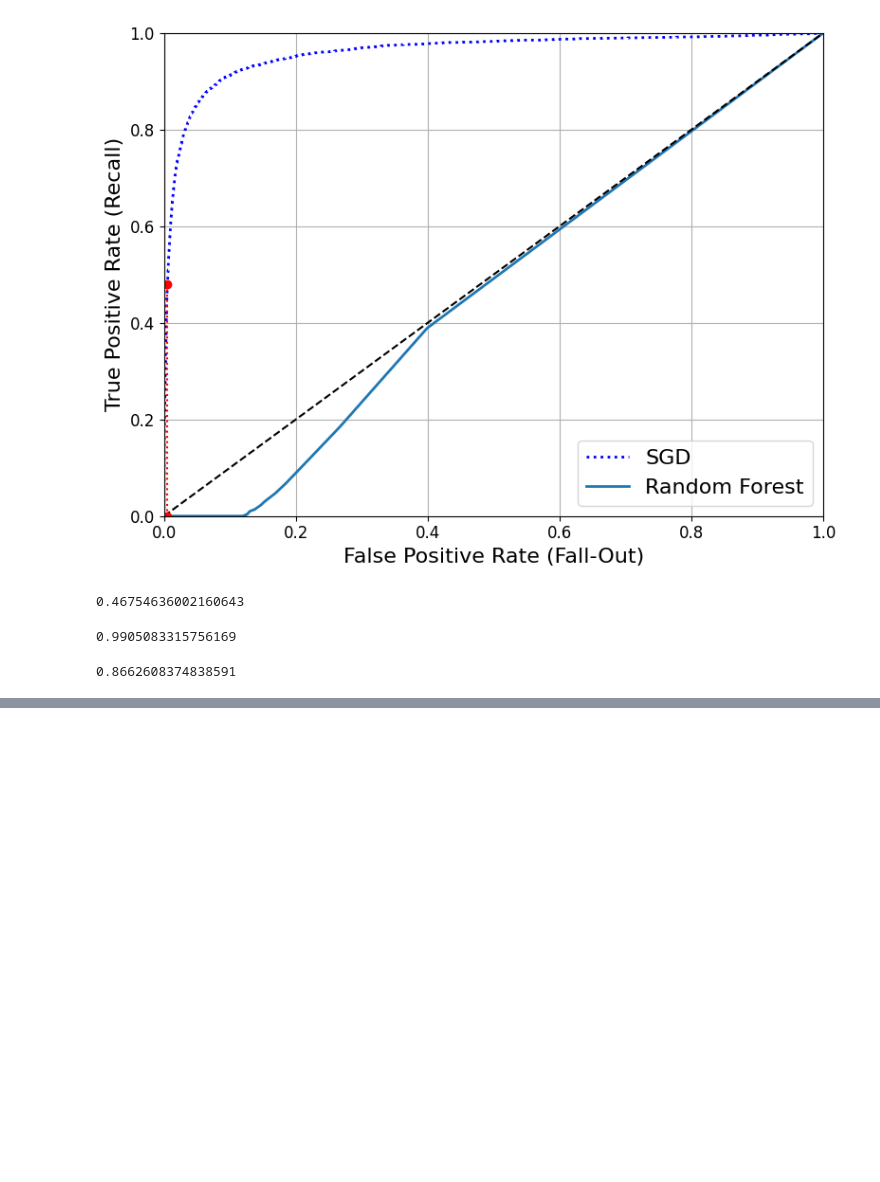
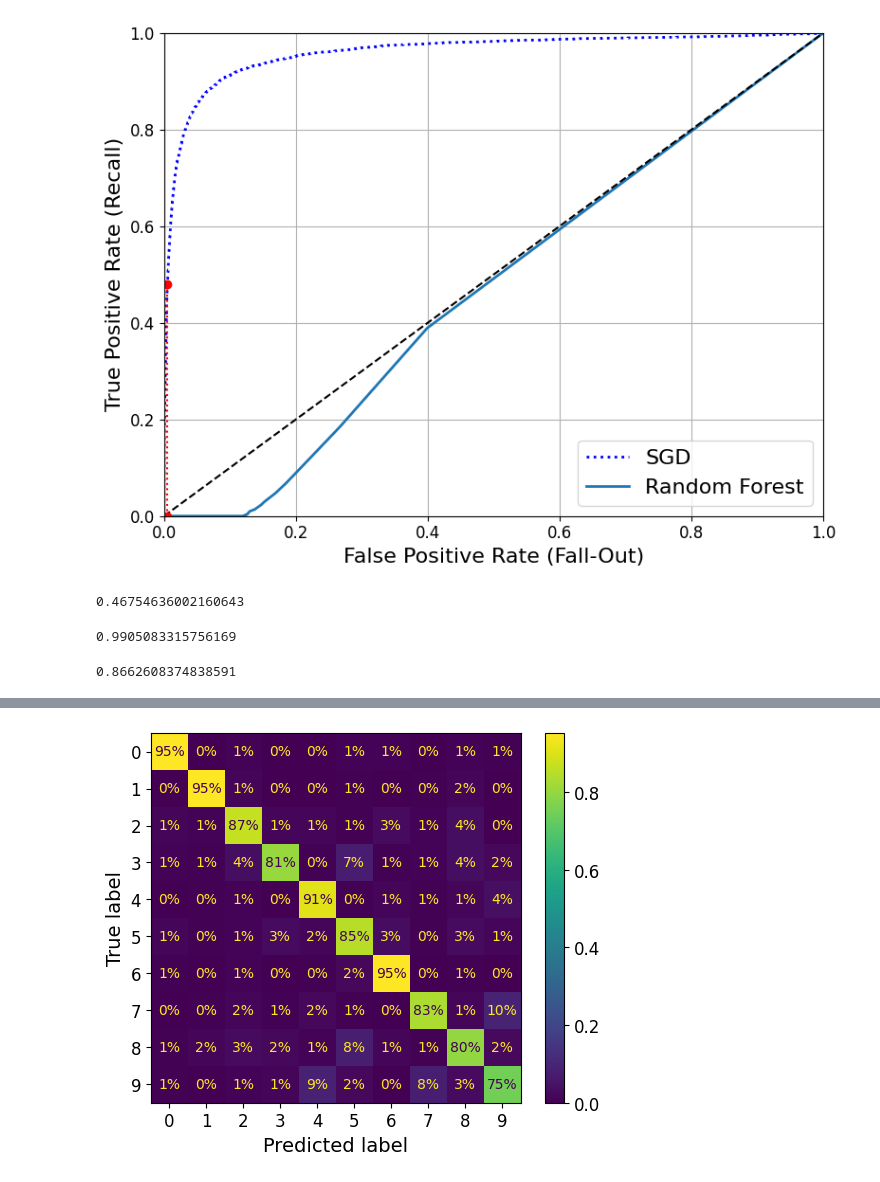
Before and after one commit to Han-TaeHun/TIL, a Jupyter notebook: Machine_Learning/HandsOn/03_classification.ipynb, the cells around one changed output, grey strips where cells are left out. Saved outputs shown, nothing was run; the diff lists cells and outputs as text; code cells hidden in the pictures; blank space fills up the shorter version.

```diff
--- a/Machine_Learning/HandsOn/03_classification.ipynb
+++ b/Machine_Learning/HandsOn/03_classification.ipynb
@@ -489,0 +590,8 @@ recall_score(y_train_5, y_train_pred_forest)
+# %%
+ConfusionMatrixDisplay.from_predictions(y_train,
+                                        y_train_pred,
+                                        normalize='true',
+                                        values_format=".0%")
+plt.show()
+# %% [output]
+[figure, added]
```
Also changed, not shown: parts of 36 cells of this notebook.
